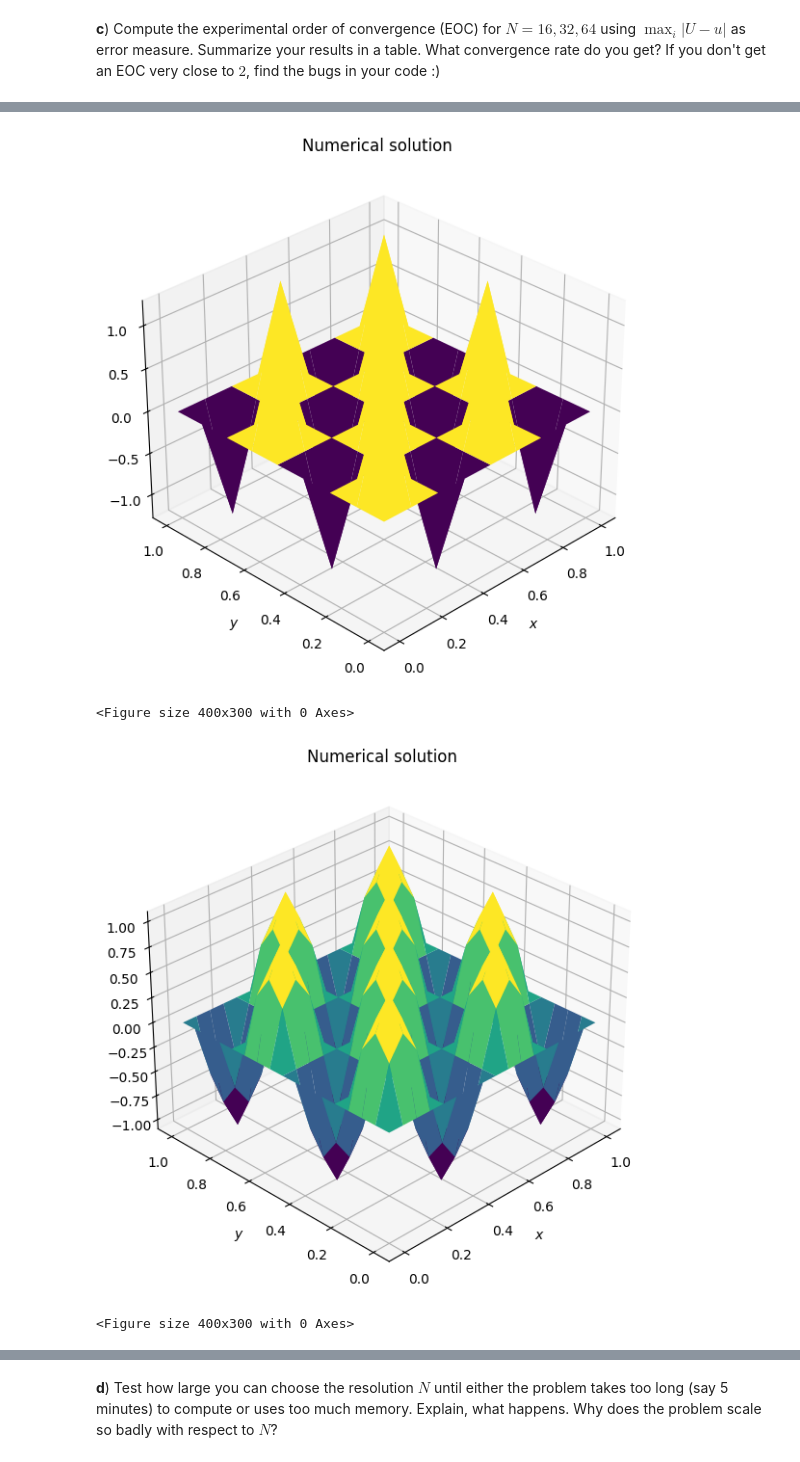
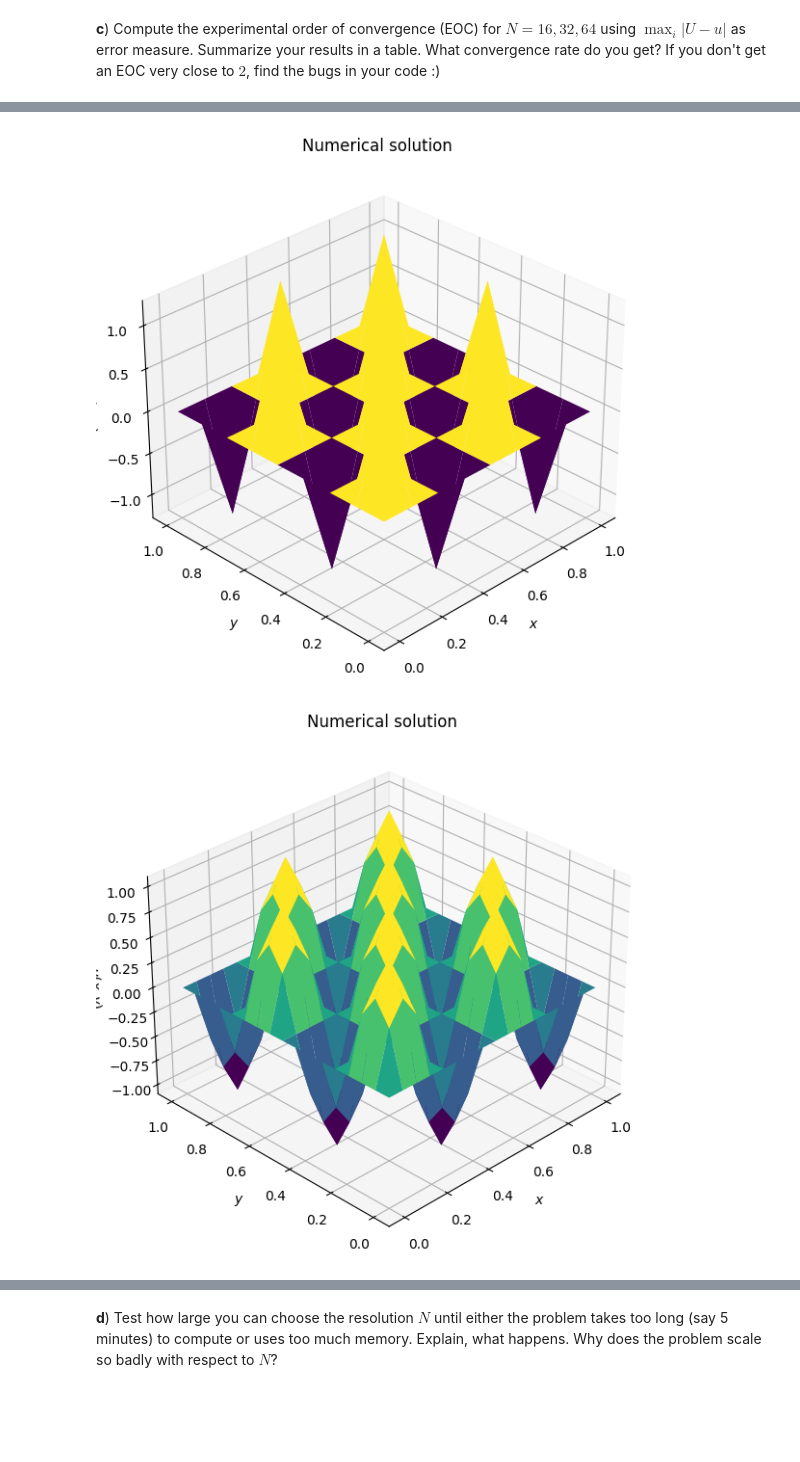
Before and after one commit to todj107/NumPDE, a Jupyter notebook: lab_02_felix.ipynb, the cells around one changed output, grey strips where cells are left out. Cells and saved outputs as stored; diff of their text form; code cells hidden in the pictures; blank space fills up the shorter version.

```diff
--- a/lab_02_felix.ipynb
+++ b/lab_02_felix.ipynb
@@ -222,7 +164,7 @@ def fdm_poisson_2d_dense(N, k):
 for $N = 16, 32, 64$ using $\max_{i} |U-u|$ as error measure. Summarize your results in a table.
 What convergence rate do you get? If you don't get an EOC very close to $2$, find the bugs in your code :)
 # %%
-#ALMOST DONE, TASK 1b) and 1c)
+
 
 import pandas as pd
 #Function U
@@ -262,8 +204,6 @@ for N in N_arr:
     E = np.abs(U_exact-U)
     error[c] = E.max()
     c = c+1
-    #print(f"U={U}")
-    #print(E)
 
 
 
@@ -278,7 +218,6 @@ display(df.style.set_caption("Table 1: Error"))
 
 #Plot figures
 for i in range(0,len(N_arr)):
-    plt.figure(figsize=(4, 3))
     plot2D(x_list[i], y_list[i], U_list[i], title="Numerical solution")
 # %% [output]
 Table 1: Error
@@ -292,4 +230,2 @@ Table 1: Error
 [figure]
-<Figure size 400x300 with 0 Axes>
-[figure, old version]
+[figure, new version]
-<Figure size 400x300 with 0 Axes>
```
Also changed, not shown: parts of 18 cells of this notebook.
